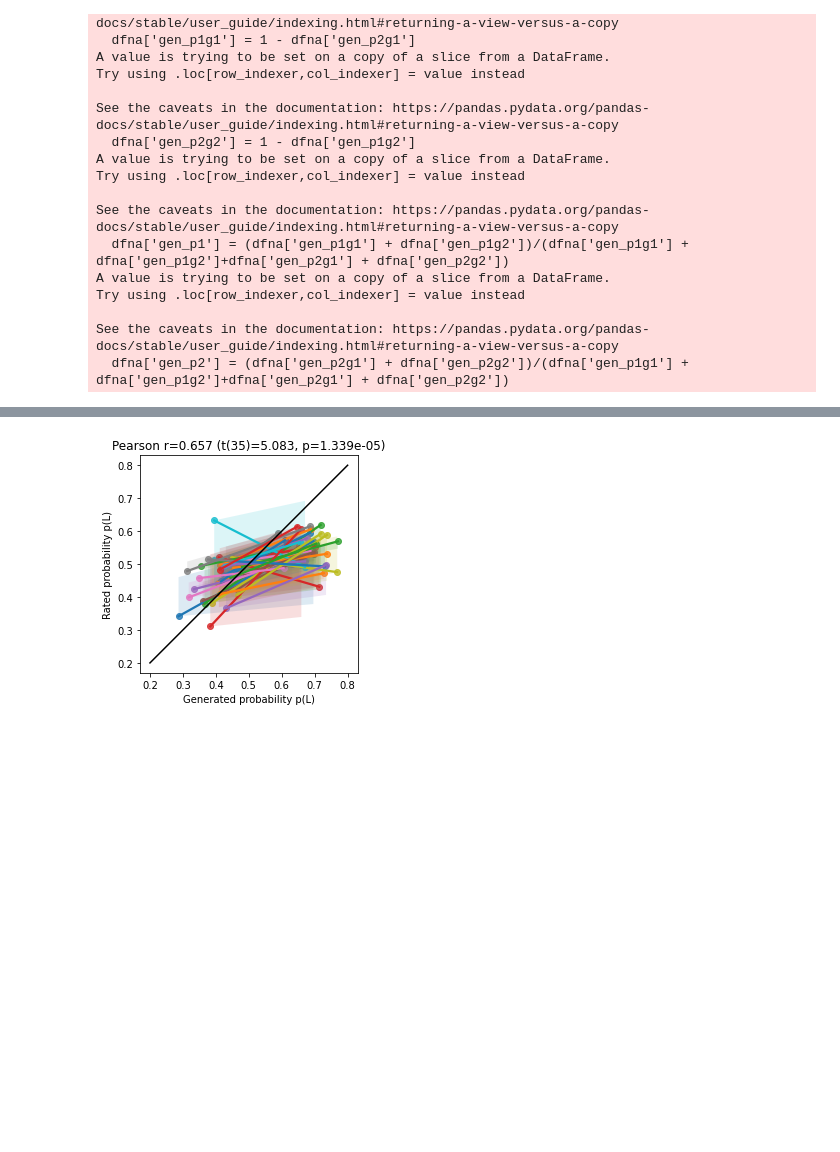
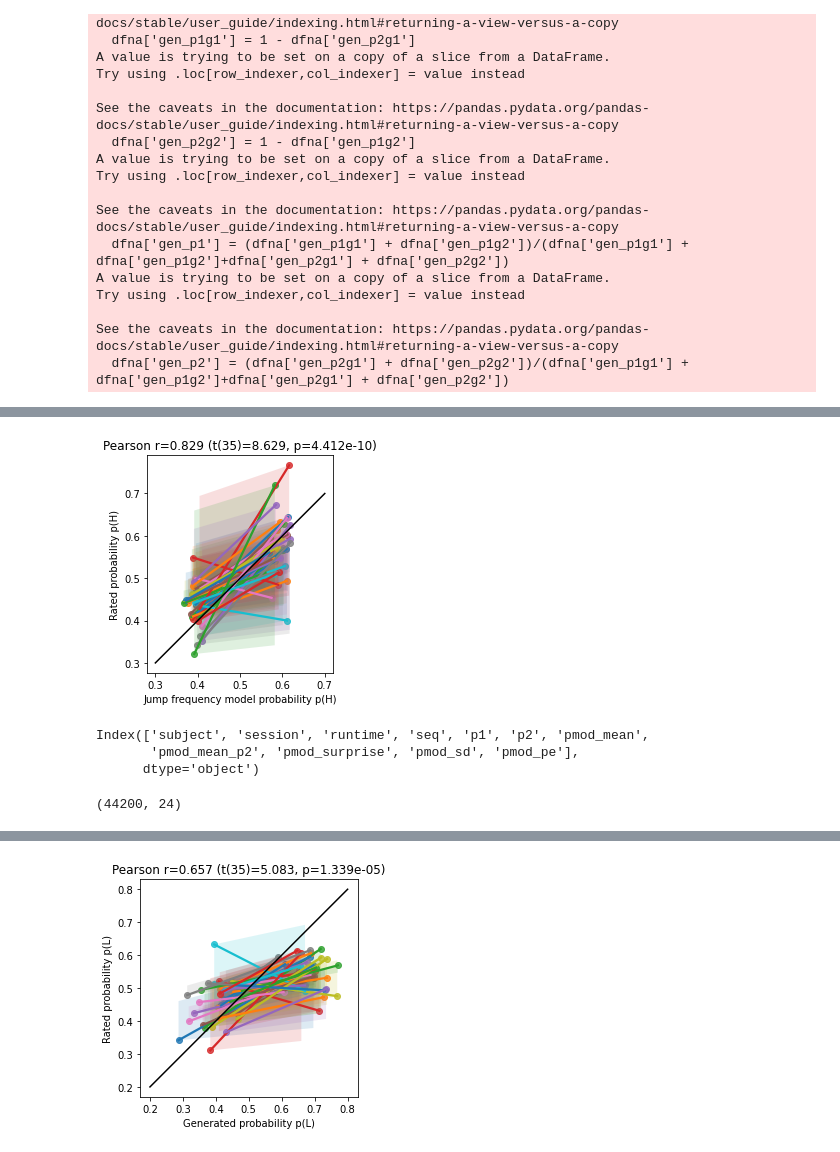
Before and after one commit to NoxLab-cam/tsl_paper, a Jupyter notebook: imaging_plot/visualise_additional.ipynb, the cells around one changed output, grey strips where cells are left out. Saved outputs shown, nothing was run; the diff lists cells and outputs as text; code cells hidden in the pictures; blank space fills up the shorter version.

```diff
--- a/imaging_plot/visualise_additional.ipynb
+++ b/imaging_plot/visualise_additional.ipynb
@@ -145,0 +189,8 @@ See the caveats in the documentation: https://pandas.pydata.org/pandas-docs/stab
+# %%
+# all subjects
+plot_bins(dfc, sj_idx=None,model=None, cut_num=2,
+          obs='obs_p2',gen='pmod_mean_p2',
+          obs_label='Rated probability p(H)', gen_label='Jump frequency model probability p(H)',
+         diag_min=0.3, diag_max=0.7)
+# %% [output]
+[figure, added]
@@ -145,0 +199,6 @@ See the caveats in the documentation: https://pandas.pydata.org/pandas-docs/stab
+# %%
+df_jt.columns
+# %% [output]
+Index(['subject', 'session', 'runtime', 'seq', 'p1', 'p2', 'pmod_mean',
+       'pmod_mean_p2', 'pmod_surprise', 'pmod_sd', 'pmod_pe'],
+      dtype='object')
@@ -145,0 +209,4 @@ See the caveats in the documentation: https://pandas.pydata.org/pandas-docs/stab
+# %%
+dft.shape
+# %% [output]
+(44200, 24)
```
Also changed, not shown: parts of 28 cells of this notebook.
